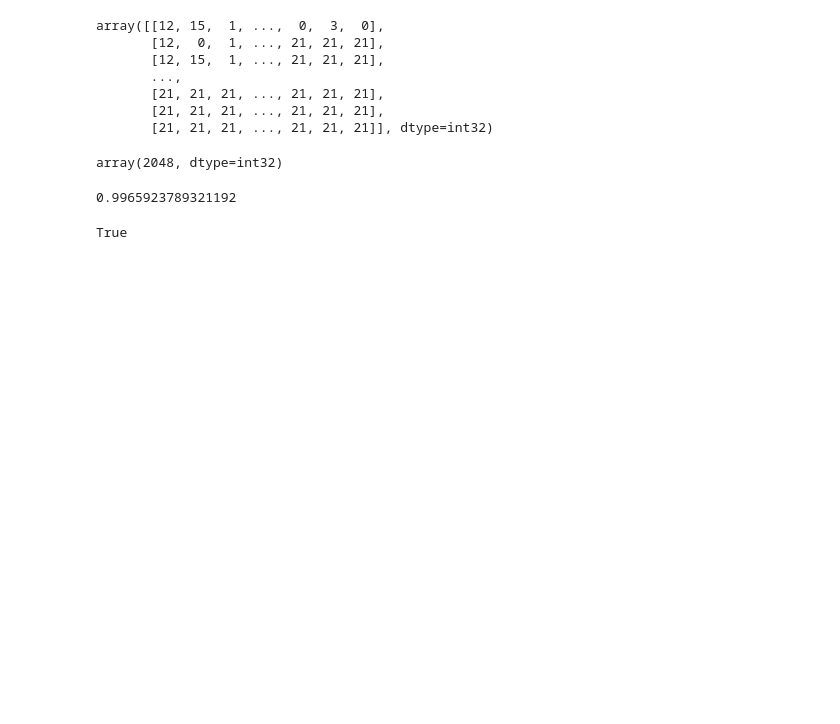
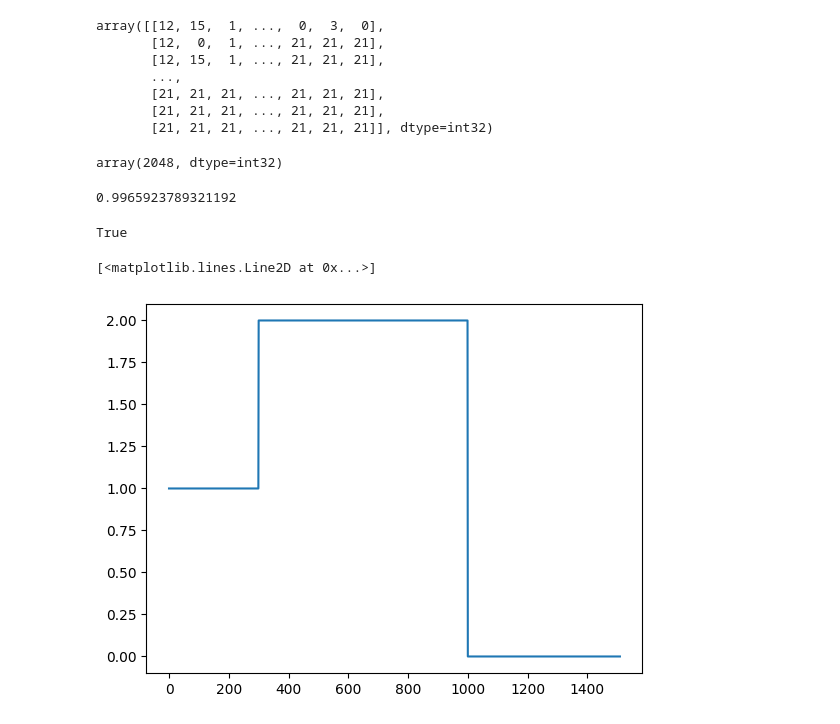
Before and after one commit to Gabriel-Ducrocq/segmentationCryoEM, a Jupyter notebook: Untitled.ipynb, the cells around one changed output. Cells and saved outputs as stored; diff of their text form; code cells hidden in the pictures; blank space fills up the shorter version.

```diff
--- a/Untitled.ipynb
+++ b/Untitled.ipynb
@@ -349,3 +353,12 @@ b = """MSRDPLPFFPPLYLGGPEITTENCEREPIHIPGSIQPHGALLTADGHSGEVLQMSLNAATFLGQEPTVLRGQT
 b == a
 # %% [output]
 True
+# %%
+proba_mask = np.load("mask999.npy")
+# %%
+hard_mask = np.argmax(proba_mask, axis=1)
+# %%
+plt.plot(hard_mask)
+# %% [output]
+[<matplotlib.lines.Line2D at 0x...>]
+[figure, added]
```
Also changed, not shown: parts of 11 cells of this notebook, 3 other files.
